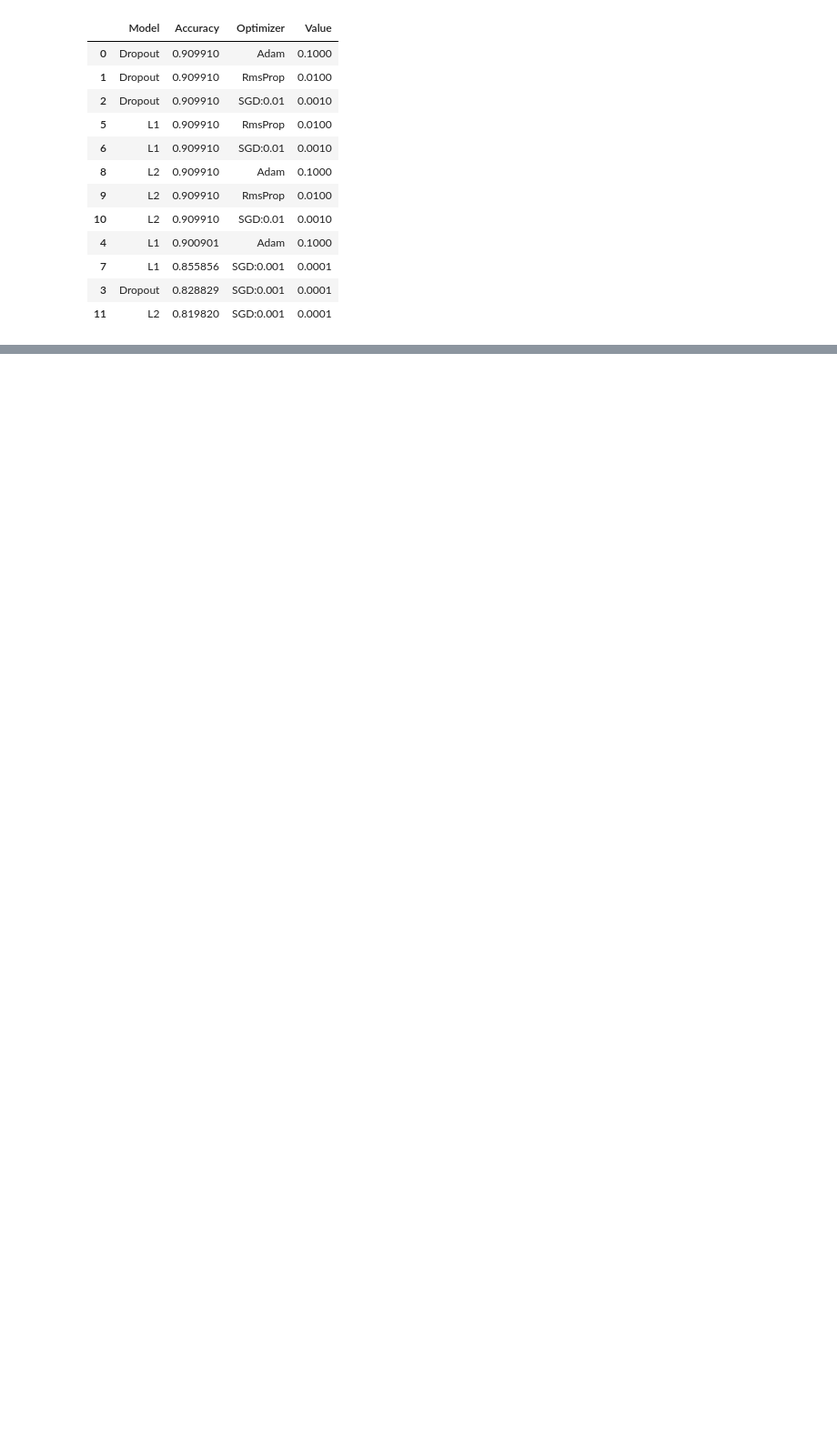
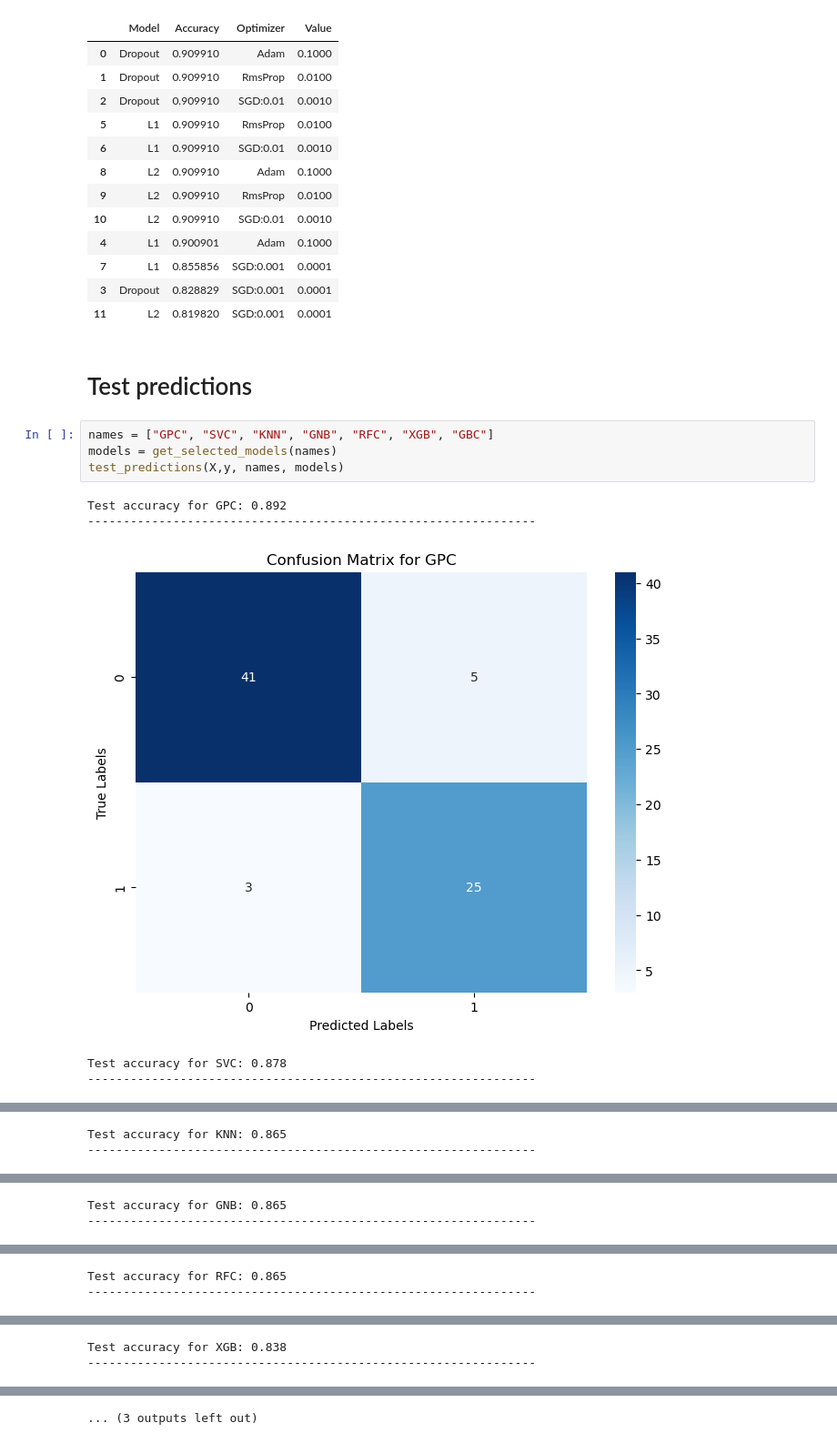
Before and after one commit to MaukanMir/Consumer-Buying-Behavior, a Jupyter notebook: training.ipynb, the cells around one changed output, grey strips where cells are left out. Shown at 91% size. Saved outputs shown, nothing was run; the diff lists cells and outputs as text; blank space fills up the shorter version.

Commit message:
added new predictions

```diff
--- a/training.ipynb
+++ b/training.ipynb
@@ -440,3 +489,15 @@ end_result
 | 7 | L1 | 0.855856 | SGD:0.001 | 0.0001 |
 | 3 | Dropout | 0.828829 | SGD:0.001 | 0.0001 |
 | 11 | L2 | 0.819820 | SGD:0.001 | 0.0001 |
+# %% [markdown]
+# Test predictions
+# %%
+names = ["GPC", "SVC", "KNN", "GNB", "RFC", "XGB", "GBC"]
+models = get_selected_models(names)
+test_predictions(X,y, names, models)
+# %% [output]
+Test accuracy for GPC: 0.892
+---------------------------------------------------------------
+[figure, added]
+Test accuracy for SVC: 0.878
+---------------------------------------------------------------
@@ -442,0 +505,2 @@ end_result
+Test accuracy for KNN: 0.865
+---------------------------------------------------------------
@@ -442,0 +508,2 @@ end_result
+Test accuracy for GNB: 0.865
+---------------------------------------------------------------
@@ -442,0 +511,2 @@ end_result
+Test accuracy for RFC: 0.865
+---------------------------------------------------------------
@@ -442,0 +514,2 @@ end_result
+Test accuracy for XGB: 0.838
+---------------------------------------------------------------
@@ -442,0 +517 @@ end_result
+... (3 outputs left out)
```
Also changed, not shown: parts of 2 cells of this notebook.
